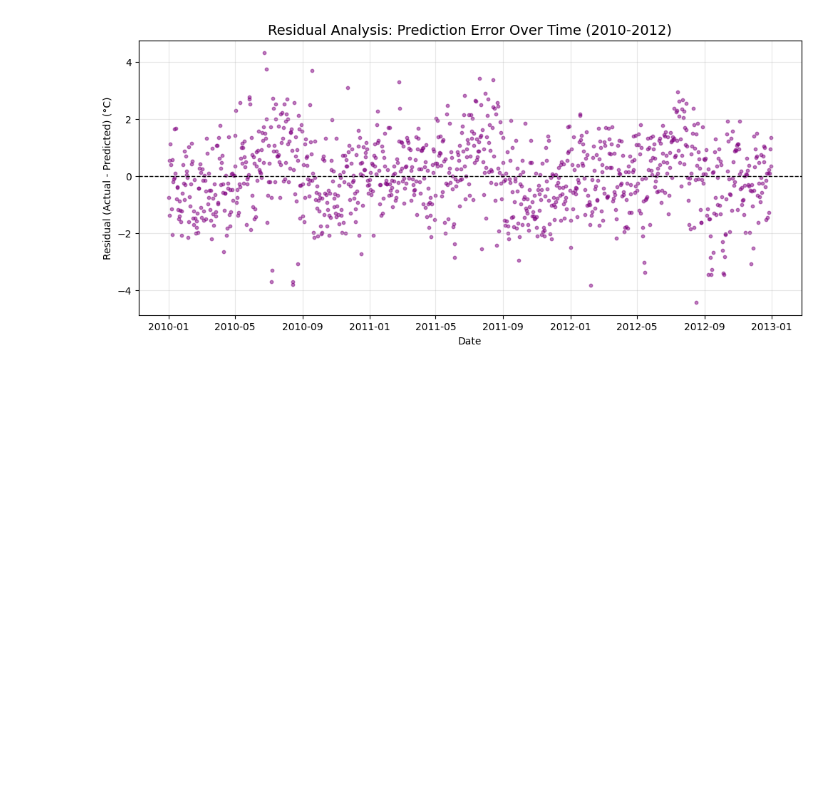
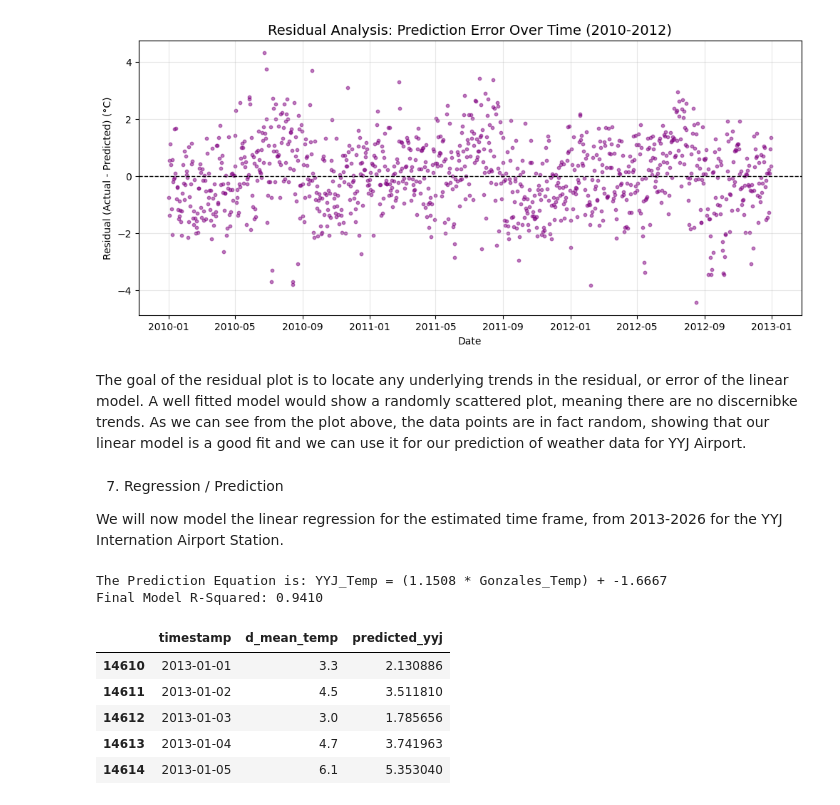
Before and after one commit to MantaHonk/EOS_Weather_Data_Analysis, a Jupyter notebook: Term_Project.ipynb, the cells around one changed output. Cells and saved outputs as stored; diff of their text form; code cells hidden in the pictures; blank space fills up the shorter version.

```diff
--- a/Term_Project.ipynb
+++ b/Term_Project.ipynb
@@ -381,3 +388,37 @@ plt.grid(True, alpha=0.3)
 plt.show()
 # %% [output]
 [figure]
+# %% [markdown]
+The goal of the residual plot is to locate any underlying trends in the residual, or error of the linear model. A well fitted model would show a randomly scattered plot, meaning there are no discernibke trends. As we can see from the plot above, the data points are in fact random, showing that our linear model is a good fit and we can use it for our prediction of weather data for YYJ Airport.
+# %% [markdown]
+7. Regression / Prediction
+
+We will now model the linear regression for the estimated time frame, from 2013-2026 for the YYJ Internation Airport Station.
+# %%
+x = df_overlap[['temp_gonzales']].values
+y = df_overlap['temp_yyj'].values
+
+model = LinearRegression()
+model.fit(x, y)
+
+slope = model.coef_[0]
+intercept = model.intercept_
+r_squared = model.score(x, y)
+
+print(f"The Prediction Equation is: YYJ_Temp = ({slope:.4f} * Gonzales_Temp) + {intercept:.4f}")
+print(f"Final Model R-Squared: {r_squared:.4f}")
+
+df_future = df_VG[df_VG['year'] >= 2013].copy()
+x_future = df_future[['d_mean_temp']].values
+df_future['predicted_yyj'] = model.predict(x_future)
+
+df_future[['timestamp', 'd_mean_temp', 'predicted_yyj']].head()
+# %% [output]
+The Prediction Equation is: YYJ_Temp = (1.1508 * Gonzales_Temp) + -1.6667
+Final Model R-Squared: 0.9410
+|  | timestamp | d_mean_temp | predicted_yyj |
+| 14610 | 2013-01-01 | 3.3 | 2.130886 |
+| 14611 | 2013-01-02 | 4.5 | 3.511810 |
+| 14612 | 2013-01-03 | 3.0 | 1.785656 |
+| 14613 | 2013-01-04 | 4.7 | 3.741963 |
+| 14614 | 2013-01-05 | 6.1 | 5.353040 |
```
Also changed, not shown: parts of 5 cells of this notebook.
